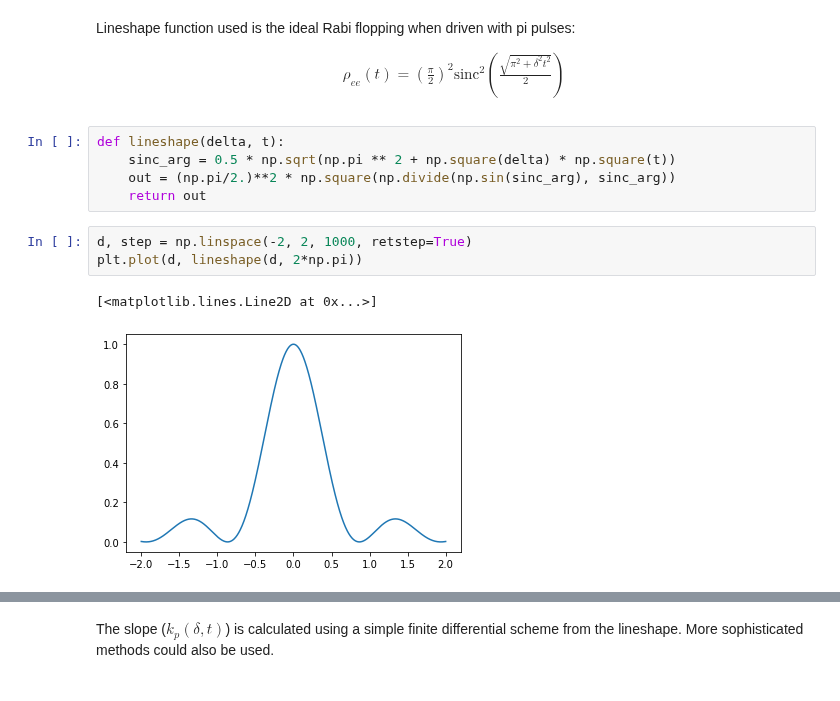
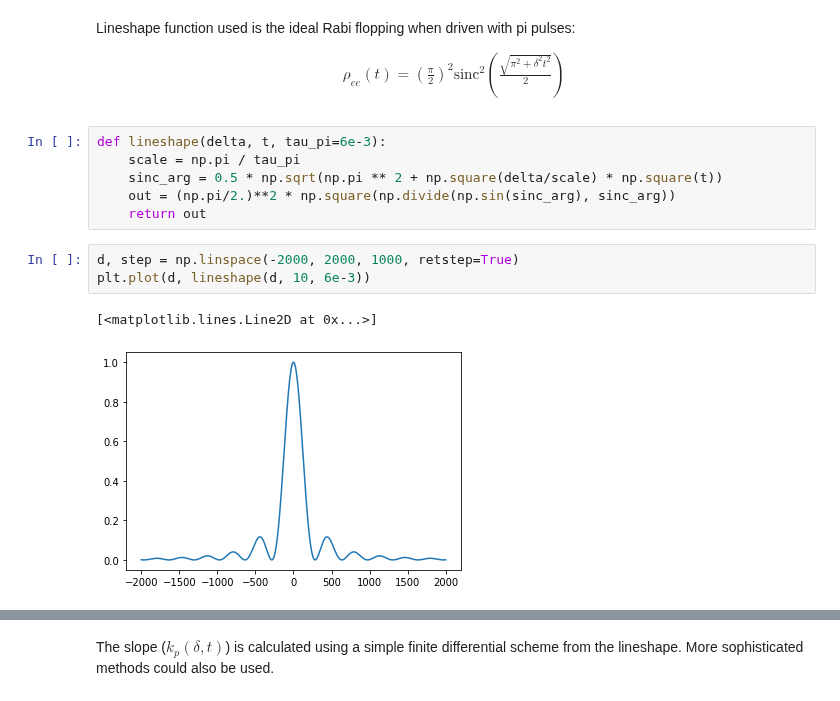
Before and after one commit to speug/srservosim, a Jupyter notebook: notebooks/servosimtests.ipynb, the cells around one changed output, grey strips where cells are left out. Saved outputs shown, nothing was run; the diff lists cells and outputs as text.

```diff
--- a/notebooks/servosimtests.ipynb
+++ b/notebooks/servosimtests.ipynb
@@ -18,13 +18,14 @@ Lineshape function used is the ideal Rabi flopping when driven with pi pulses:
 \rho_{ee}(t) = \left( \frac{\pi}{2} \right)^2 \textrm{sinc}^2 \left( \frac{\sqrt{\pi^2 + \delta^2 t^2}}{2} \right)
 \end{align}
 # %%
-def lineshape(delta, t):
-    sinc_arg = 0.5 * np.sqrt(np.pi ** 2 + np.square(delta) * np.square(t))
+def lineshape(delta, t, tau_pi=6e-3):
+    scale = np.pi / tau_pi
+    sinc_arg = 0.5 * np.sqrt(np.pi ** 2 + np.square(delta/scale) * np.square(t))
     out = (np.pi/2.)**2 * np.square(np.divide(np.sin(sinc_arg), sinc_arg))
     return out
 # %%
-d, step = np.linspace(-2, 2, 1000, retstep=True)
-plt.plot(d, lineshape(d, 2*np.pi))
+d, step = np.linspace(-2000, 2000, 1000, retstep=True)
+plt.plot(d, lineshape(d, 10, 6e-3))
 # %% [output]
 [<matplotlib.lines.Line2D at 0x...>]
-[figure, old version]
+[figure, new version]
```
Also changed, not shown: parts of 10 cells of this notebook.
